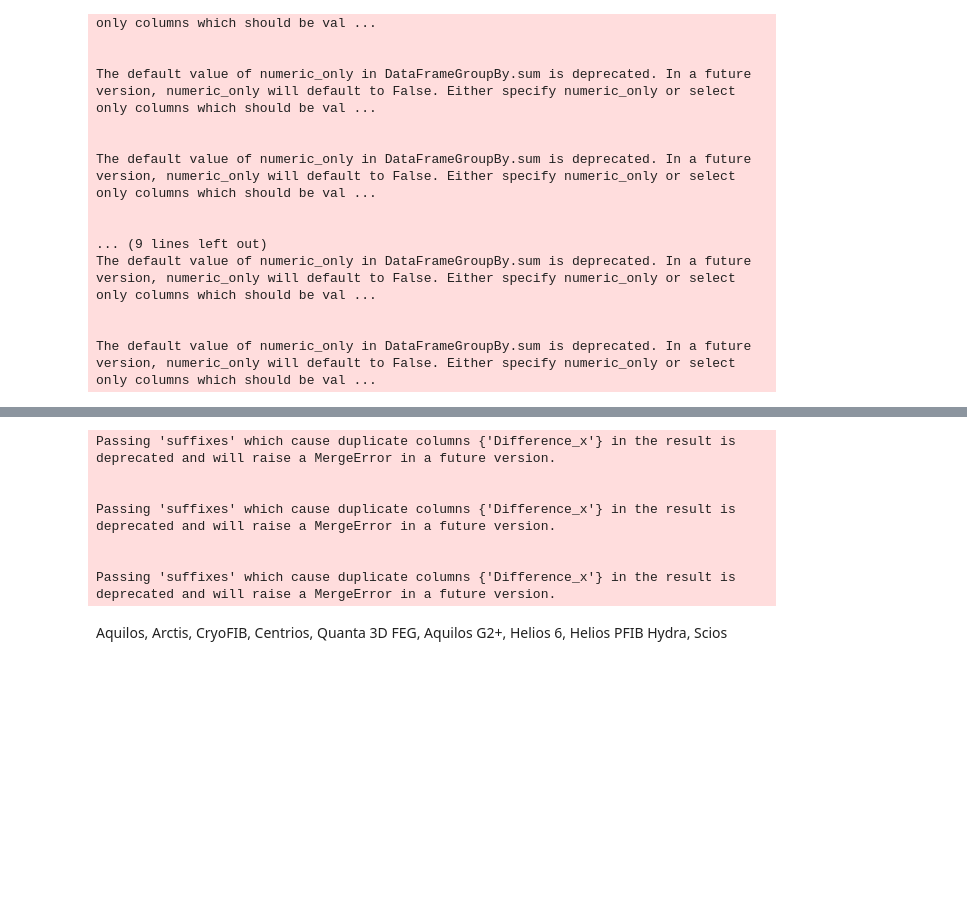
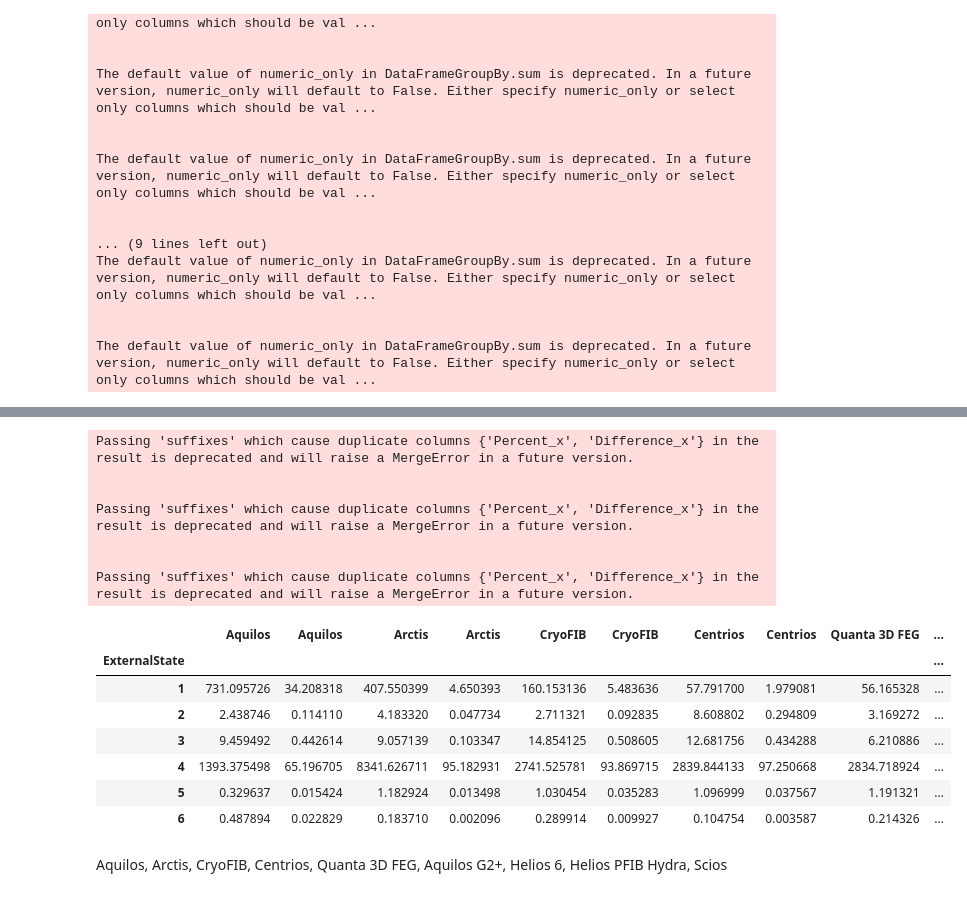
Before and after one commit to iveta-homolova/Czechitas_Project, a Jupyter notebook: mikroskop/system_1.ipynb, the cells around one changed output, grey strips where cells are left out. Saved outputs shown, nothing was run; the diff lists cells and outputs as text; code cells hidden in the pictures; blank space fills up the shorter version.

Commit message:
přepočet na dny + procenta u external state

```diff
--- a/mikroskop/system_1.ipynb
+++ b/mikroskop/system_1.ipynb
@@ -547,3 +528,15 @@ df9_groupped['Difference'] = df9_groupped['Difference'].apply(minutes)
 
 
 # přepočet seskupených časů na hodiny
+# %%
+df1_groupped['Percent'] = (df1_groupped['Difference']/df1_groupped['Difference'].sum())*100
+df2_groupped['Percent'] = (df2_groupped['Difference']/df2_groupped['Difference'].sum())*100
+df3_groupped['Percent'] = (df3_groupped['Difference']/df3_groupped['Difference'].sum())*100
+df4_groupped['Percent'] = (df4_groupped['Difference']/df4_groupped['Difference'].sum())*100
+df5_groupped['Percent'] = (df5_groupped['Difference']/df5_groupped['Difference'].sum())*100
+df6_groupped['Percent'] = (df6_groupped['Difference']/df6_groupped['Difference'].sum())*100
+df7_groupped['Percent'] = (df7_groupped['Difference']/df7_groupped['Difference'].sum())*100
+df8_groupped['Percent'] = (df8_groupped['Difference']/df8_groupped['Difference'].sum())*100
+df9_groupped['Percent'] = (df9_groupped['Difference']/df9_groupped['Difference'].sum())*100
+
+# přidání sloupce s procentuálním poměrem
@@ -556,21 +560,32 @@ df_ExState_Final = reduce(lambda  left,right: pn.merge(left,right,on=['ExternalS
 
 # konečný df k exportu do csv
 # %% [output]
-Passing 'suffixes' which cause duplicate columns {'Difference_x'} in the result is deprecated and will raise a MergeError in a future version.
+Passing 'suffixes' which cause duplicate columns {'Percent_x', 'Difference_x'} in the result is deprecated and will raise a MergeError in a future version.
 
 
-Passing 'suffixes' which cause duplicate columns {'Difference_x'} in the result is deprecated and will raise a MergeError in a future version.
+Passing 'suffixes' which cause duplicate columns {'Percent_x', 'Difference_x'} in the result is deprecated and will raise a MergeError in a future version.
 
 
-Passing 'suffixes' which cause duplicate columns {'Difference_x'} in the result is deprecated and will raise a MergeError in a future version.
+Passing 'suffixes' which cause duplicate columns {'Percent_x', 'Difference_x'} in the result is deprecated and will raise a MergeError in a future version.
 # %%
-ET_columns = ['Aquilos', 'Arctis', 'CryoFIB', 'Centrios', 'Quanta 3D FEG', 'Aquilos G2+', 'Helios 6', 'Helios PFIB Hydra', 'Scios']
+ET_columns = ['Aquilos','Aquilos', 'Arctis', 'Arctis','CryoFIB', 'CryoFIB','Centrios','Centrios','Quanta 3D FEG','Quanta 3D FEG', 'Aquilos G2+','Aquilos G2+', 'Helios 6','Helios 6', 'Helios PFIB Hydra', 'Helios PFIB Hydra','Scio', 'Scio']
 
 # názvy sloupců pro df
 # %%
 df_ExState_Final.columns = ET_columns
 
 # přiřazení názvů
+# %%
+df_ExState_Final
+# %% [output]
+|  | Aquilos | Aquilos | Arctis | Arctis | CryoFIB | CryoFIB | Centrios | Centrios | Quanta 3D FEG | ... |
+| ExternalState |  |  |  |  |  |  |  |  |  | ... |
+| 1 | 731.095726 | 34.208318 | 407.550399 | 4.650393 | 160.153136 | 5.483636 | 57.791700 | 1.979081 | 56.165328 | ... |
+| 2 | 2.438746 | 0.114110 | 4.183320 | 0.047734 | 2.711321 | 0.092835 | 8.608802 | 0.294809 | 3.169272 | ... |
+| 3 | 9.459492 | 0.442614 | 9.057139 | 0.103347 | 14.854125 | 0.508605 | 12.681756 | 0.434288 | 6.210886 | ... |
+| 4 | 1393.375498 | 65.196705 | 8341.626711 | 95.182931 | 2741.525781 | 93.869715 | 2839.844133 | 97.250668 | 2834.718924 | ... |
+| 5 | 0.329637 | 0.015424 | 1.182924 | 0.013498 | 1.030454 | 0.035283 | 1.096999 | 0.037567 | 1.191321 | ... |
+| 6 | 0.487894 | 0.022829 | 0.183710 | 0.002096 | 0.289914 | 0.009927 | 0.104754 | 0.003587 | 0.214326 | ... |
 # %%
 df_ExState_Final.to_csv('ExternalState.csv')
 
```
Also changed, not shown: parts of 10 cells of this notebook.
